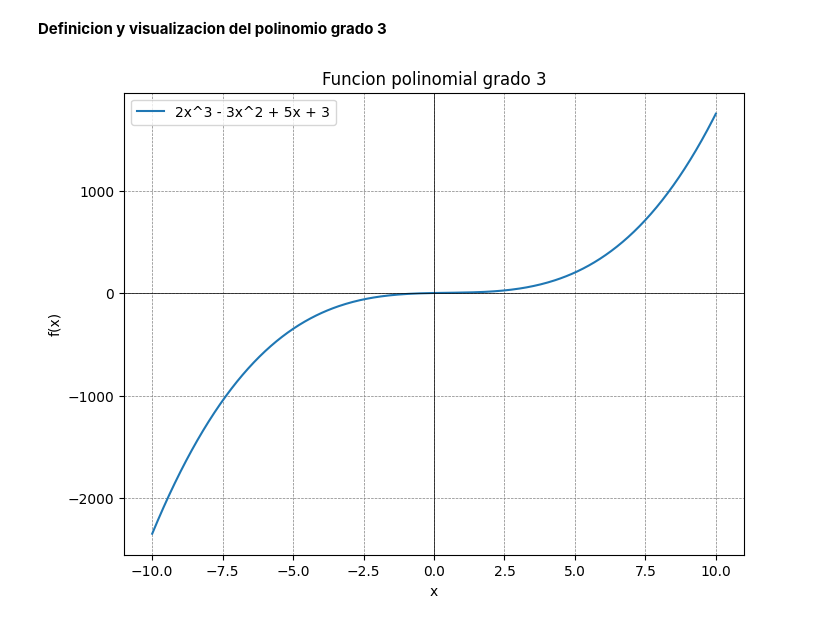
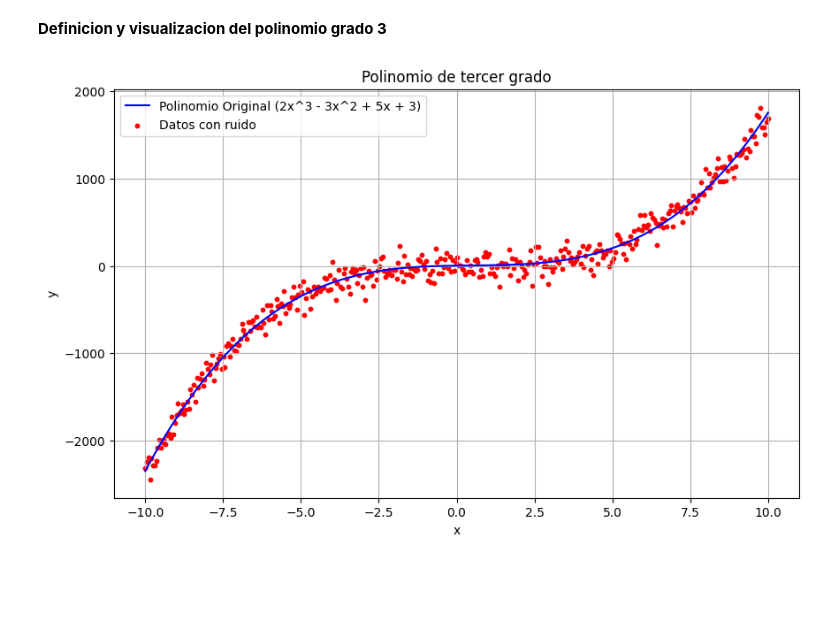
Before and after one commit to Gegdgt/Lab_3_IA, a Jupyter notebook: Task 2.1.ipynb, the cells around one changed output. Saved outputs shown, nothing was run; the diff lists cells and outputs as text; code cells hidden in the pictures; blank space fills up the shorter version.

```diff
--- a/Task 2.1.ipynb
+++ b/Task 2.1.ipynb
@@ -6,27 +6,34 @@
 # %%
 import numpy as np
 import matplotlib.pyplot as plt
+import warnings
+from sklearn.exceptions import ConvergenceWarning
 
-# Definir la funcion polinomial
-def polynomial_function(x):
-    return 2 * x**3 - 3 * x**2 + 5 * x + 3
+# Omitir warnings de convergencia
+warnings.filterwarnings("ignore", category=ConvergenceWarning)
 
-# Crear un array de valores de x
+# Definir los coeficientes de la funcion polinomial de 3er grado
+coefficients = [2, -3, 5, 3]
+
+# Generar valores de 'x'
 x_values = np.linspace(-10, 10, 400)
 
-# Calcular los valores de y correspondientes
-y_values = polynomial_function(x_values)
+# Obtener los valores 'y' asocieados
+y_values = np.polyval(coefficients, x_values)
 
-# Crear el grafico
-plt.figure(figsize=(8, 6))
-plt.plot(x_values, y_values, label='2x^3 - 3x^2 + 5x + 3')
-plt.title('Funcion polinomial grado 3')
+# Agregar "ruido" a la data para un escenario mas realista
+noise = np.random.normal(0, 100, y_values.shape)
+y_values_noisy = y_values + noise
+
+# Visualizacion del modelo base
+plt.figure(figsize=(10, 6))
+plt.plot(x_values, y_values, label='Polinomio Original (2x^3 - 3x^2 + 5x + 3)', color='blue')
+plt.scatter(x_values, y_values_noisy, label='Datos con ruido', color='red', s=10)
+plt.title('Polinomio de tercer grado')
 plt.xlabel('x')
-plt.ylabel('f(x)')
-plt.axhline(0, color='black',linewidth=0.5)
-plt.axvline(0, color='black',linewidth=0.5)
-plt.grid(color = 'gray', linestyle = '--', linewidth = 0.5)
+plt.ylabel('y')
 plt.legend()
+plt.grid(True)
 plt.show()
 # %% [output]
-[figure, old version]
+[figure, new version]
```
Also changed, not shown: parts of 25 cells of this notebook.
